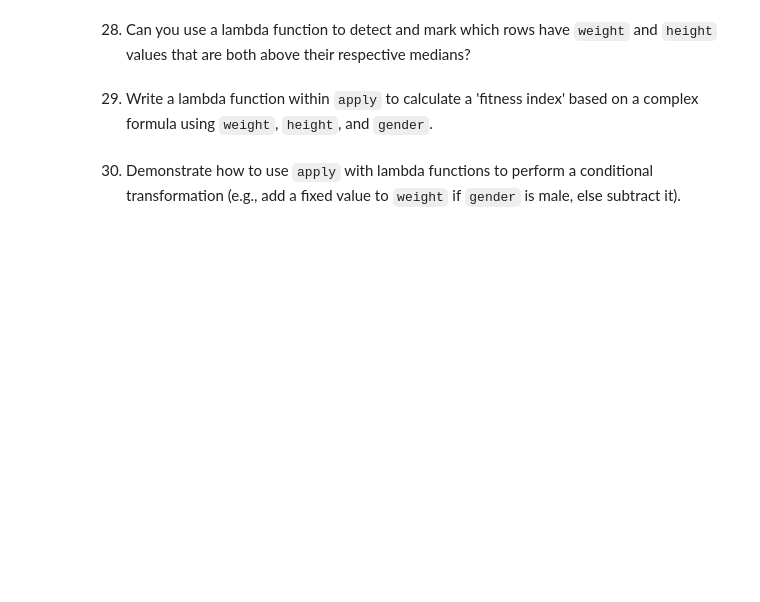
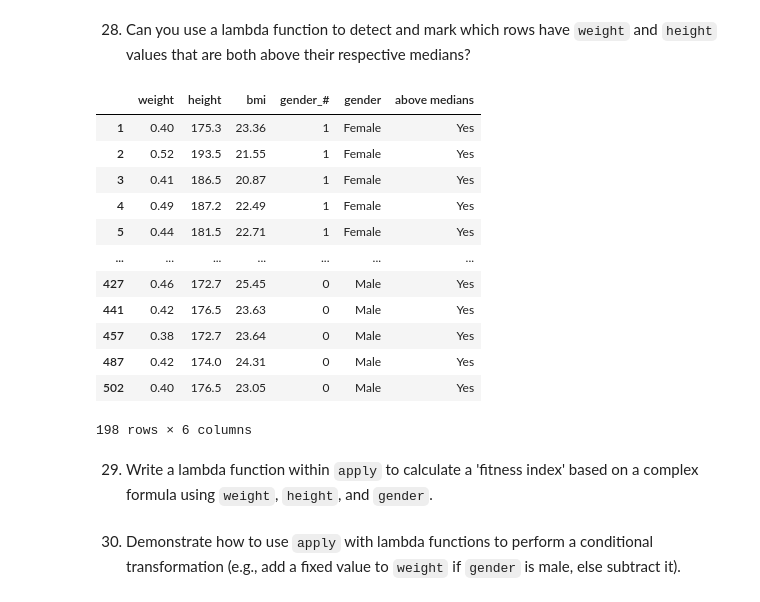
Before and after one commit to jordanriver/DScourse, a Jupyter notebook: Homework/week6_ex_apply_lambda_jordan.ipynb, the cells around one changed output. Saved outputs shown, nothing was run; the diff lists cells and outputs as text; code cells hidden in the pictures; blank space fills up the shorter version.

```diff
--- a/Homework/week6_ex_apply_lambda_jordan.ipynb
+++ b/Homework/week6_ex_apply_lambda_jordan.ipynb
@@ -556,5 +603,35 @@ df_euclidean.head()
 # %% [markdown]
 28. Can you use a lambda function to detect and mark which rows have `weight` and `height` values that are both above their respective medians?
+# %%
+# Create a copy of the DataFrame as df_medians
+df_medians = df.copy()
+
+# Calculate the median of the weight and height columns
+weight_median = df_medians['weight'].median()
+height_median = df_medians['height'].median()
+
+# Create a new column called 'above medians',
+# which is 'Yes' if the weight and height are both above their respective medians, and 'No' otherwise
+df_medians['above medians'] = df_medians.apply(
+    lambda row: 'Yes' if (row['weight'] > weight_median) & (row['height'] > height_median) else 'No', axis=1
+    )
+
+# Display the rows where the weight and height are both above their respective medians
+df_medians[df_medians['above medians'] == 'Yes']
+# %% [output]
+|  | weight | height | bmi | gender_# | gender | above medians |
+| 1 | 0.40 | 175.3 | 23.36 | 1 | Female | Yes |
+| 2 | 0.52 | 193.5 | 21.55 | 1 | Female | Yes |
+| 3 | 0.41 | 186.5 | 20.87 | 1 | Female | Yes |
+| 4 | 0.49 | 187.2 | 22.49 | 1 | Female | Yes |
+| 5 | 0.44 | 181.5 | 22.71 | 1 | Female | Yes |
+| ... | ... | ... | ... | ... | ... | ... |
+| 427 | 0.46 | 172.7 | 25.45 | 0 | Male | Yes |
+| 441 | 0.42 | 176.5 | 23.63 | 0 | Male | Yes |
+| 457 | 0.38 | 172.7 | 23.64 | 0 | Male | Yes |
+| 487 | 0.42 | 174.0 | 24.31 | 0 | Male | Yes |
+| 502 | 0.40 | 176.5 | 23.05 | 0 | Male | Yes |
+198 rows × 6 columns
 # %% [markdown]
 29. Write a lambda function within `apply` to calculate a 'fitness index' based on a complex formula using `weight`, `height`, and `gender`.
 # %% [markdown]
```
Also changed, not shown: parts of 11 cells of this notebook, 1 other file.
